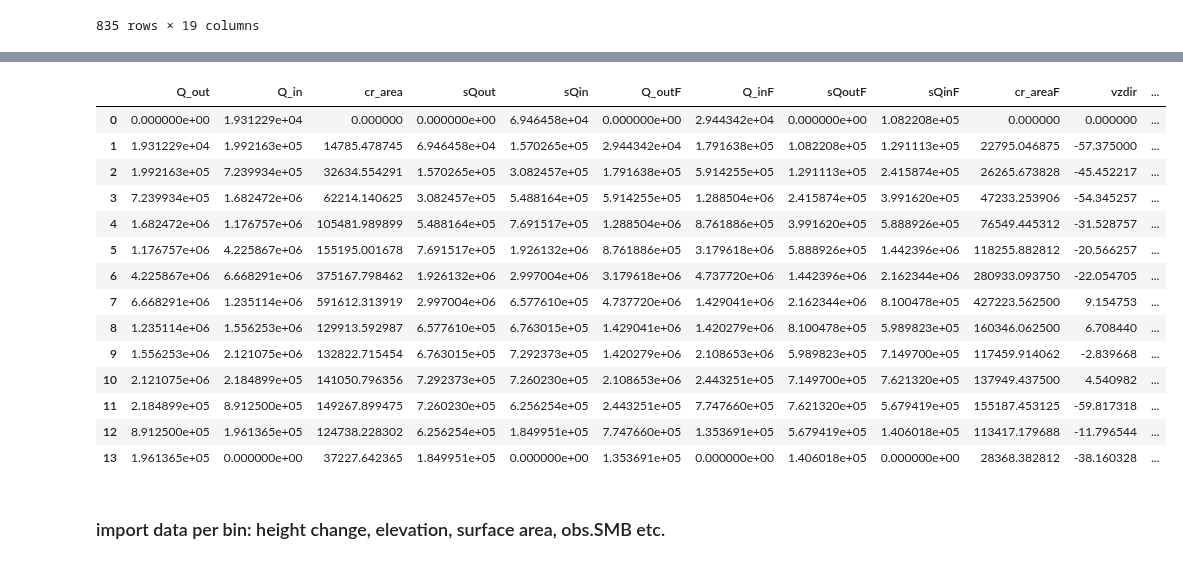
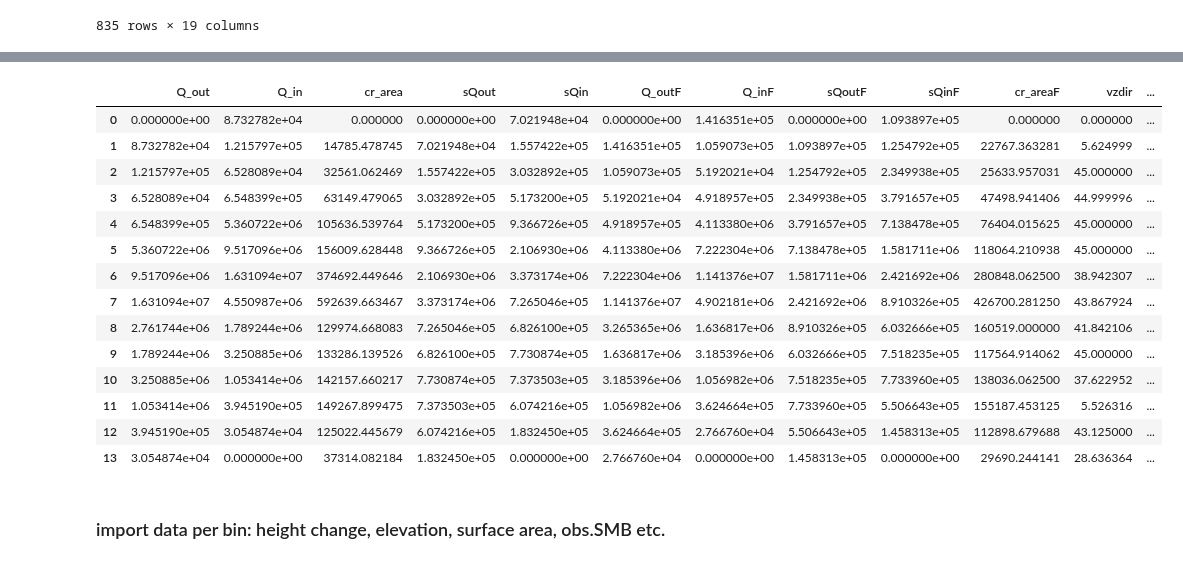
Before and after one commit to bpelto/ice_dynamics, a Jupyter notebook: flux_gate_velocity-Conrad__wip.ipynb, the cells around one changed output, grey strips where cells are left out. Saved outputs shown, nothing was run; the diff lists cells and outputs as text; code cells hidden in the pictures.

```diff
--- a/flux_gate_velocity-Conrad__wip.ipynb
+++ b/flux_gate_velocity-Conrad__wip.ipynb
@@ -21,7 +21,7 @@ from rasterstats import zonal_stats
 # season
 balance = 'Ba'  # Bw or Ba (winter or annual)
 # rho_snow = 445. # 470 kg m-3 geodetic or 457 glaciological, or...take given years obs. value
-year = 2018 # any of: 2016, 2017, 2018
+year = 2017 # any of: 2016, 2017, 2018
 I = np.abs(year - 2016) # for selecting raster inputs
 vcorr=False ## is velocity corrected by off ice bias and stake bias?
 
@@ -32,17 +32,26 @@ d = 20. #20.  #distance (m) between flux gate points
 Dint = 0.9 #depth integrated velocity ratio, 1.0= all sliding
 sVZ = 4.91  #velocity against stake measurements
 sHopt = 0.1 #10.3 ## ME:10.3 m,  MAE:0.223 (percent ratio)
+cb = 7 ##center bin use this to assure flux in is from bins cb+1 and cb+2
 
 fl_path = '/home/pelto/Desktop/ice_flux/' + Glacier[gl] + '/'
 gpr_path = '/home/pelto/GIS/GPR/ComparisonData/'
 path = '/home/pelto/Desktop/lidar_cbt_analysis/' + glacier[gl] + '/'
 
-VDIR = 'average'  # 'average' or 'individual'
+VDIR = 'av'  # 'average' or 'individual'
 
 if VDIR == 'individual':
+
+    ## DEMs
     vf_list = ['img1_20160417__img1_20170521_vmap_10m_35px_spm2/', 'img1_20160417__img1_20170521_vmap_10m_35px_spm2/',
-           'img1_20170521__img2_20180426_vmap_10m_35px_spm2/']##backups  img1_20170917__img1_20180426_vmap_5m_35px_spm2/
-    vdir = '/home/pelto/Desktop/velocity_mapping/' +Glacier[gl] + '_DEMs/bedem5_spm2/' + vf_list[I]
+           'img1_20170904__img2_20180822_vmap_10m_35px_spm2/'] #'img1_20170521__img2_20180426_vmap_10m_35px_spm2/']##backups  img1_20170917__img1_20180426_vmap_5m_35px_spm2/
+
+    ##planet labs
+    vf_list = ['xx', 'xx',
+           'img1_20170904__img2_20180822_vmap_10m_35px_spm2/']
+
+    #     vdir = '/home/pelto/Desktop/velocity_mapping/' +Glacier[gl] + '_DEMs/bedem5_spm2/' + vf_list[I]
+    vdir = '/home/pelto/Desktop/velocity_mapping/conrad_planet/' + vf_list[I]
     VX = vdir+ vf_list[I][:-1] + '-F_vx.tif'
     VY = vdir+ vf_list[I][:-1] + '-F_vy.tif'
 
@@ -54,9 +63,9 @@ if VDIR == 'individual':
 #     VY = vdir+ vf_list[I][:-1] + '-F_vy.tif'
 else:
 #     vf_list = ['illec_all_spm2_5m', 'illec_all_spm2_5m', 'illec_all_spm2_5m']
-    vdir = '/home/pelto/Desktop/velocity_mapping/Conrad_DEMs/bedem5_spm2/'
-    VX = vdir+ 'conrad_vx_spring_10m.tif'
-    VY = vdir+ 'conrad_vy_spring_10m.tif'
+    vdir = '/home/pelto/Desktop/velocity_mapping/Conrad_DEMs/spm2/'#bedem5_spm2/'
+    VX = vdir+ 'conrad_all_vy_5m.tif' #'conrad_vx_spring_10m.tif'
+    VY = vdir+ 'conrad_all_vy_5m.tif' #'conrad_vy_spring_10m.tif'
 
 ## velocity_mapping/conrad_planet/img1_20170904__img2_20180822_vmap_10m_35px_spm2
 
@@ -391,9 +366,10 @@ D['vfg'] = np.abs(D.vz * np.cos((D.vzdir-(D.angle-90.))*(math.pi/180.))) #veloci
 
 KP=[]
 KF=[]
+# Ice flux where lowest two bins have sliding velocity equal to surface velocity
 for loop in D.index:
     ID= D[D.index==loop].ID.values
-    if ((ID==20) | (ID==21)):
+    if ((ID==0) | (ID==1)):
         KP.append( ((D[D.index==loop].vfg - off_ice_V)* (Dint+0.1) * d * D.H_opt[D.index==loop]).values[0])
         KF.append( ((D[D.index==loop].vfg - off_ice_V)* (Dint+0.1) * d * D.farin_corr[D.index==loop]).values[0])
     else:
@@ -448,47 +424,51 @@ sQin = np.squeeze(sQin)
 
 Q_outF= [0.,] #flux out per gate
 cr_areaF = [0.,]
 sQoutF = [0.,]
 for n in range(D.ID.nunique()+1):
         Q_outF.append(D.Qfarin[D.ID==n].sum())
         cr_areaF.append(D.a_farin[D.ID==n].sum())
         sQoutF.append(D.sQoutF[D.ID==n].sum())
 
 Q_inF = [Q_outF[1:]] #flux in per bin
 Q_inF = np.squeeze(Q_inF)
 sQinF = [sQoutF[1:]+ [0.0]]
 sQinF = np.squeeze(sQinF)
 
 FG = pd.DataFrame(list(zip(Q_out, Q_in, cr_area, sQout, sQin, Q_outF, Q_inF, sQoutF, sQinF, cr_areaF, vzdir)),
         columns=['Q_out', 'Q_in', 'cr_area', 'sQout', 'sQin', 'Q_outF', 'Q_inF','sQoutF', 'sQinF', 'cr_areaF', 'vzdir'])
 
+
+FG.loc[cb, 'Q_in'] = FG.Q_out[cb+1]+ FG.Q_out[cb+2]
+FG.loc[cb, 'Q_inF'] = FG.Q_outF[cb+1]+ FG.Q_outF[cb+2]
+
 FG['vel_fg'] = FG.Q_out / FG.cr_area #net velocity per gate
 FG['vel_fgF'] = FG.Q_outF / FG.cr_area
 FG['bin']=np.arange(0,len(range(D.ID.nunique()+1)),1)
 # FG['sQnet_opt'] = np.sqrt(FG.sQopt**2 + FG.sQin**2)
 
 FG['spQout'] = FG.sQout / FG.Q_out * 100. #%err on flux
 FG['spQin'] = FG.sQin / FG.Q_in * 100. #%err on flux
 FG['spQoutF'] = FG.sQoutF / FG.Q_outF * 100. #%err on flux
 FG['spQinF'] = FG.sQinF / FG.Q_inF * 100. #%err on flux
 
 FG
 # %% [output]
 |  | Q_out | Q_in | cr_area | sQout | sQin | Q_outF | Q_inF | sQoutF | sQinF | cr_areaF | vzdir | ... |
-| 0 | 0.000000e+00 | 1.931229e+04 | 0.000000 | 0.000000e+00 | 6.946458e+04 | 0.000000e+00 | 2.944342e+04 | 0.000000e+00 | 1.082208e+05 | 0.000000 | 0.000000 | ... |
-| 1 | 1.931229e+04 | 1.992163e+05 | 14785.478745 | 6.946458e+04 | 1.570265e+05 | 2.944342e+04 | 1.791638e+05 | 1.082208e+05 | 1.291113e+05 | 22795.046875 | -57.375000 | ... |
-| 2 | 1.992163e+05 | 7.239934e+05 | 32634.554291 | 1.570265e+05 | 3.082457e+05 | 1.791638e+05 | 5.914255e+05 | 1.291113e+05 | 2.415874e+05 | 26265.673828 | -45.452217 | ... |
-| 3 | 7.239934e+05 | 1.682472e+06 | 62214.140625 | 3.082457e+05 | 5.488164e+05 | 5.914255e+05 | 1.288504e+06 | 2.415874e+05 | 3.991620e+05 | 47233.253906 | -54.345257 | ... |
-| 4 | 1.682472e+06 | 1.176757e+06 | 105481.989899 | 5.488164e+05 | 7.691517e+05 | 1.288504e+06 | 8.761886e+05 | 3.991620e+05 | 5.888926e+05 | 76549.445312 | -31.528757 | ... |
-| 5 | 1.176757e+06 | 4.225867e+06 | 155195.001678 | 7.691517e+05 | 1.926132e+06 | 8.761886e+05 | 3.179618e+06 | 5.888926e+05 | 1.442396e+06 | 118255.882812 | -20.566257 | ... |
-| 6 | 4.225867e+06 | 6.668291e+06 | 375167.798462 | 1.926132e+06 | 2.997004e+06 | 3.179618e+06 | 4.737720e+06 | 1.442396e+06 | 2.162344e+06 | 280933.093750 | -22.054705 | ... |
-| 7 | 6.668291e+06 | 1.235114e+06 | 591612.313919 | 2.997004e+06 | 6.577610e+05 | 4.737720e+06 | 1.429041e+06 | 2.162344e+06 | 8.100478e+05 | 427223.562500 | 9.154753 | ... |
-| 8 | 1.235114e+06 | 1.556253e+06 | 129913.592987 | 6.577610e+05 | 6.763015e+05 | 1.429041e+06 | 1.420279e+06 | 8.100478e+05 | 5.989823e+05 | 160346.062500 | 6.708440 | ... |
-| 9 | 1.556253e+06 | 2.121075e+06 | 132822.715454 | 6.763015e+05 | 7.292373e+05 | 1.420279e+06 | 2.108653e+06 | 5.989823e+05 | 7.149700e+05 | 117459.914062 | -2.839668 | ... |
-| 10 | 2.121075e+06 | 2.184899e+05 | 141050.796356 | 7.292373e+05 | 7.260230e+05 | 2.108653e+06 | 2.443251e+05 | 7.149700e+05 | 7.621320e+05 | 137949.437500 | 4.540982 | ... |
-| 11 | 2.184899e+05 | 8.912500e+05 | 149267.899475 | 7.260230e+05 | 6.256254e+05 | 2.443251e+05 | 7.747660e+05 | 7.621320e+05 | 5.679419e+05 | 155187.453125 | -59.817318 | ... |
-| 12 | 8.912500e+05 | 1.961365e+05 | 124738.228302 | 6.256254e+05 | 1.849951e+05 | 7.747660e+05 | 1.353691e+05 | 5.679419e+05 | 1.406018e+05 | 113417.179688 | -11.796544 | ... |
-| 13 | 1.961365e+05 | 0.000000e+00 | 37227.642365 | 1.849951e+05 | 0.000000e+00 | 1.353691e+05 | 0.000000e+00 | 1.406018e+05 | 0.000000e+00 | 28368.382812 | -38.160328 | ... |
+| 0 | 0.000000e+00 | 8.732782e+04 | 0.000000 | 0.000000e+00 | 7.021948e+04 | 0.000000e+00 | 1.416351e+05 | 0.000000e+00 | 1.093897e+05 | 0.000000 | 0.000000 | ... |
+| 1 | 8.732782e+04 | 1.215797e+05 | 14785.478745 | 7.021948e+04 | 1.557422e+05 | 1.416351e+05 | 1.059073e+05 | 1.093897e+05 | 1.254792e+05 | 22767.363281 | 5.624999 | ... |
+| 2 | 1.215797e+05 | 6.528089e+04 | 32561.062469 | 1.557422e+05 | 3.032892e+05 | 1.059073e+05 | 5.192021e+04 | 1.254792e+05 | 2.349938e+05 | 25633.957031 | 45.000000 | ... |
+| 3 | 6.528089e+04 | 6.548399e+05 | 63149.479065 | 3.032892e+05 | 5.173200e+05 | 5.192021e+04 | 4.918957e+05 | 2.349938e+05 | 3.791657e+05 | 47498.941406 | 44.999996 | ... |
+| 4 | 6.548399e+05 | 5.360722e+06 | 105636.539764 | 5.173200e+05 | 9.366726e+05 | 4.918957e+05 | 4.113380e+06 | 3.791657e+05 | 7.138478e+05 | 76404.015625 | 45.000000 | ... |
+| 5 | 5.360722e+06 | 9.517096e+06 | 156009.628448 | 9.366726e+05 | 2.106930e+06 | 4.113380e+06 | 7.222304e+06 | 7.138478e+05 | 1.581711e+06 | 118064.210938 | 45.000000 | ... |
+| 6 | 9.517096e+06 | 1.631094e+07 | 374692.449646 | 2.106930e+06 | 3.373174e+06 | 7.222304e+06 | 1.141376e+07 | 1.581711e+06 | 2.421692e+06 | 280848.062500 | 38.942307 | ... |
+| 7 | 1.631094e+07 | 4.550987e+06 | 592639.663467 | 3.373174e+06 | 7.265046e+05 | 1.141376e+07 | 4.902181e+06 | 2.421692e+06 | 8.910326e+05 | 426700.281250 | 43.867924 | ... |
+| 8 | 2.761744e+06 | 1.789244e+06 | 129974.668083 | 7.265046e+05 | 6.826100e+05 | 3.265365e+06 | 1.636817e+06 | 8.910326e+05 | 6.032666e+05 | 160519.000000 | 41.842106 | ... |
+| 9 | 1.789244e+06 | 3.250885e+06 | 133286.139526 | 6.826100e+05 | 7.730874e+05 | 1.636817e+06 | 3.185396e+06 | 6.032666e+05 | 7.518235e+05 | 117564.914062 | 45.000000 | ... |
+| 10 | 3.250885e+06 | 1.053414e+06 | 142157.660217 | 7.730874e+05 | 7.373503e+05 | 3.185396e+06 | 1.056982e+06 | 7.518235e+05 | 7.733960e+05 | 138036.062500 | 37.622952 | ... |
+| 11 | 1.053414e+06 | 3.945190e+05 | 149267.899475 | 7.373503e+05 | 6.074216e+05 | 1.056982e+06 | 3.624664e+05 | 7.733960e+05 | 5.506643e+05 | 155187.453125 | 5.526316 | ... |
+| 12 | 3.945190e+05 | 3.054874e+04 | 125022.445679 | 6.074216e+05 | 1.832450e+05 | 3.624664e+05 | 2.766760e+04 | 5.506643e+05 | 1.458313e+05 | 112898.679688 | 43.125000 | ... |
+| 13 | 3.054874e+04 | 0.000000e+00 | 37314.082184 | 1.832450e+05 | 0.000000e+00 | 2.766760e+04 | 0.000000e+00 | 1.458313e+05 | 0.000000e+00 | 29690.244141 | 28.636364 | ... |
 # %% [markdown]
 ### import data per bin: height change, elevation, surface area, obs.SMB etc.
 # %%
```
Also changed, not shown: parts of 24 cells of this notebook.
